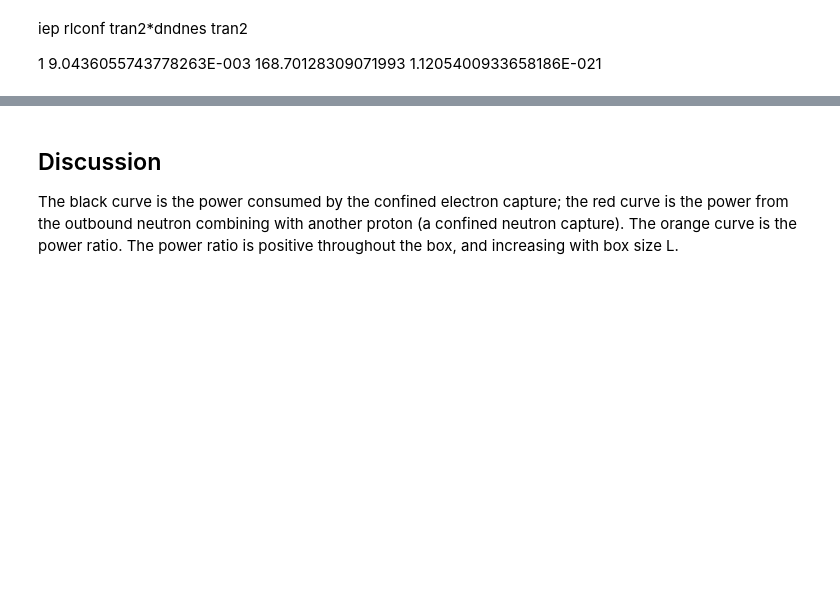
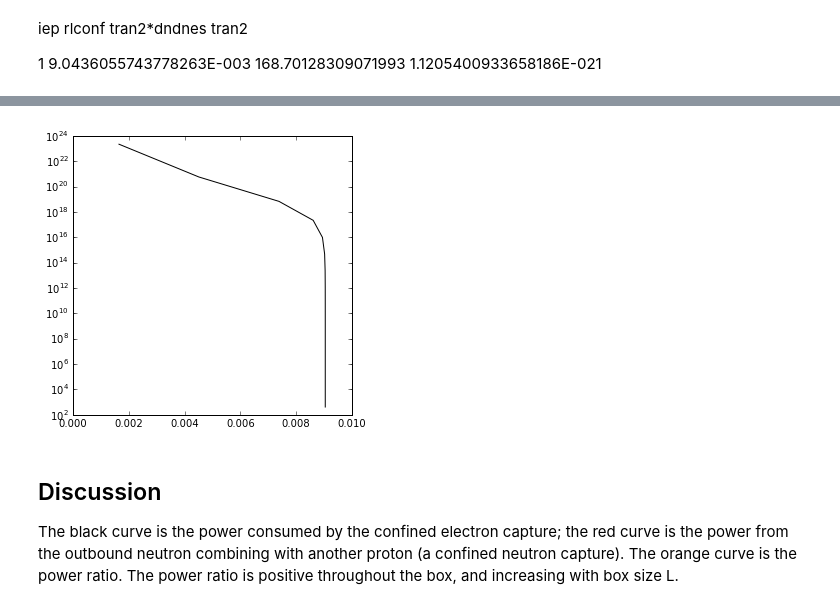
Before and after one commit to charlesmartin14/brillouin, a Jupyter notebook: Code-Confinement-Induced-Electron-Capture.ipynb, the cells around one changed output, grey strips where cells are left out. Saved outputs shown, nothing was run; the diff lists cells and outputs as text; code cells hidden in the pictures; blank space fills up the shorter version.

```diff
--- a/Code-Confinement-Induced-Electron-Capture.ipynb
+++ b/Code-Confinement-Induced-Electron-Capture.ipynb
@@ -788,11 +814,13 @@ plt.show()
 # %%
 
-plt.semilogy(rlconfs, tran2*dN0*0.25, color='black')
+plt.semilogy(box_size, tran2*dN0*0.25, color='black')
 
 
 from pylab import rcParams
 rcParams['figure.figsize'] = 5,5
 plt.show()
+# %% [output]
+[figure, added]
 # %% [markdown]
 ## Discussion
 
```
Also changed, not shown: parts of 16 cells of this notebook.
